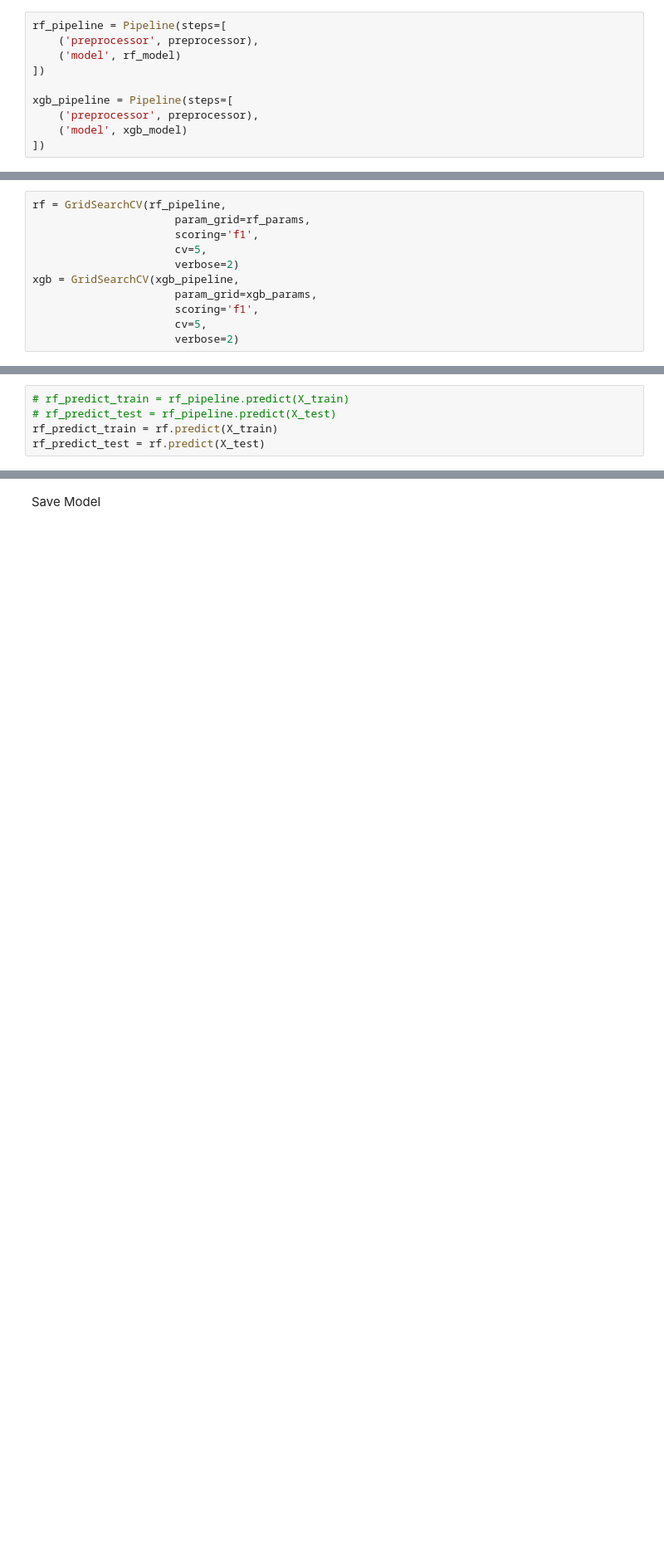
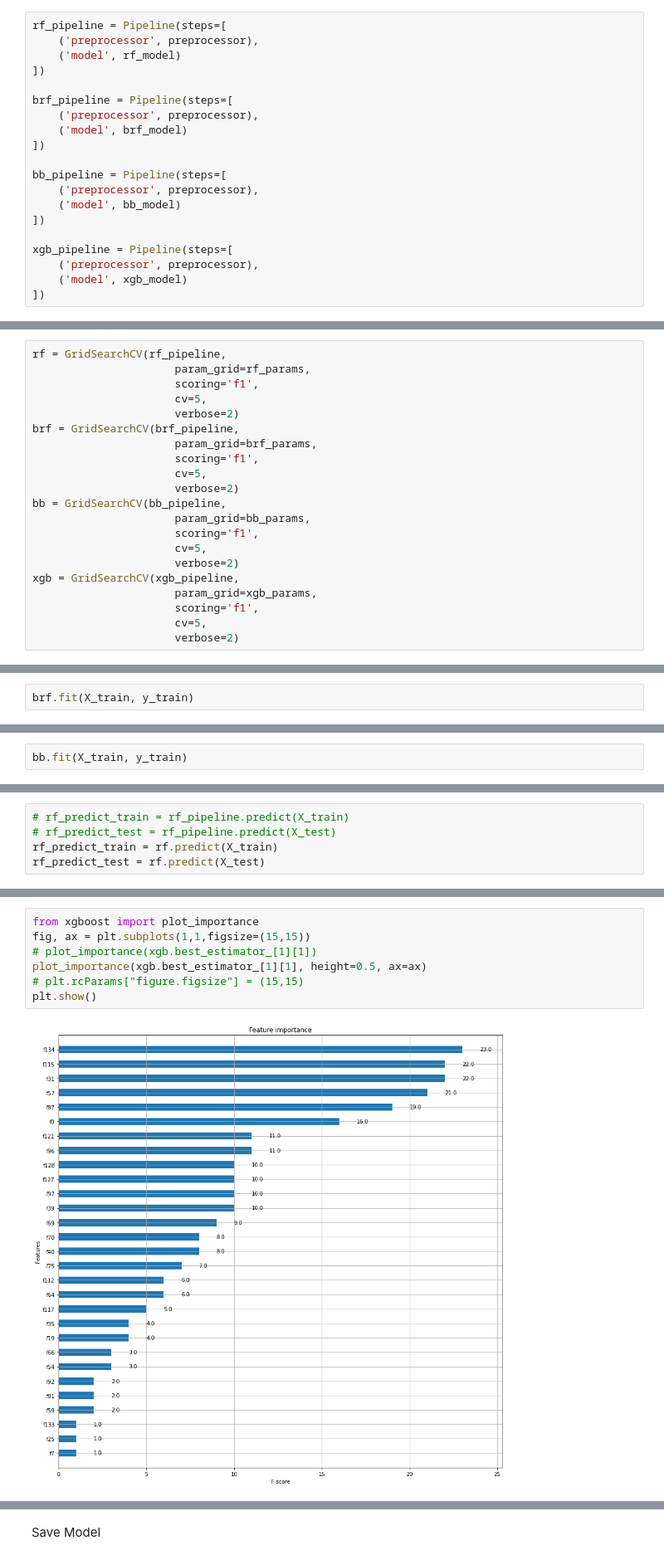
Before and after one commit to beaubadilla/faker-classifier, a Jupyter notebook: ensemble.ipynb, the cells around one changed output, grey strips where cells are left out. Shown at 83% size. Drawn from its saved outputs; the diff is of its cells as text; blank space fills up the shorter version.

```diff
--- a/ensemble.ipynb
+++ b/ensemble.ipynb
@@ -139,6 +369,16 @@ rf_pipeline = Pipeline(steps=[
     ('model', rf_model)
 ])
 
+brf_pipeline = Pipeline(steps=[
+    ('preprocessor', preprocessor),
+    ('model', brf_model)
+])
+
+bb_pipeline = Pipeline(steps=[
+    ('preprocessor', preprocessor),
+    ('model', bb_model)
+])
+
 xgb_pipeline = Pipeline(steps=[
     ('preprocessor', preprocessor),
     ('model', xgb_model)
@@ -260,6 +681,16 @@ print(f"XGB - GridSearchCV has {xgb_permutations} permutations and will take {xg
 # %%
 rf = GridSearchCV(rf_pipeline,
                       param_grid=rf_params,
+                      scoring='f1',
+                      cv=5,
+                      verbose=2)
+brf = GridSearchCV(brf_pipeline,
+                      param_grid=brf_params,
+                      scoring='f1',
+                      cv=5,
+                      verbose=2)
+bb = GridSearchCV(bb_pipeline,
+                      param_grid=bb_params,
                       scoring='f1',
                       cv=5,
                       verbose=2)
@@ -276,0 +735,2 @@ print(rf.best_params_)
+# %%
+brf.fit(X_train, y_train)
@@ -276,0 +761,2 @@ print(rf.best_params_)
+# %%
+bb.fit(X_train, y_train)
@@ -311,0 +959,9 @@ print(f"The F1 Score for the XGB model on the test set  is: {xgb_test_f1_score *
+# %%
+from xgboost import plot_importance
+fig, ax = plt.subplots(1,1,figsize=(15,15))
+# plot_importance(xgb.best_estimator_[1][1])
+plot_importance(xgb.best_estimator_[1][1], height=0.5, ax=ax)
+# plt.rcParams["figure.figsize"] = (15,15)
+plt.show()
+# %% [output]
+[figure, added]
```
Also changed, not shown: parts of 62 cells of this notebook, 3 other files.
